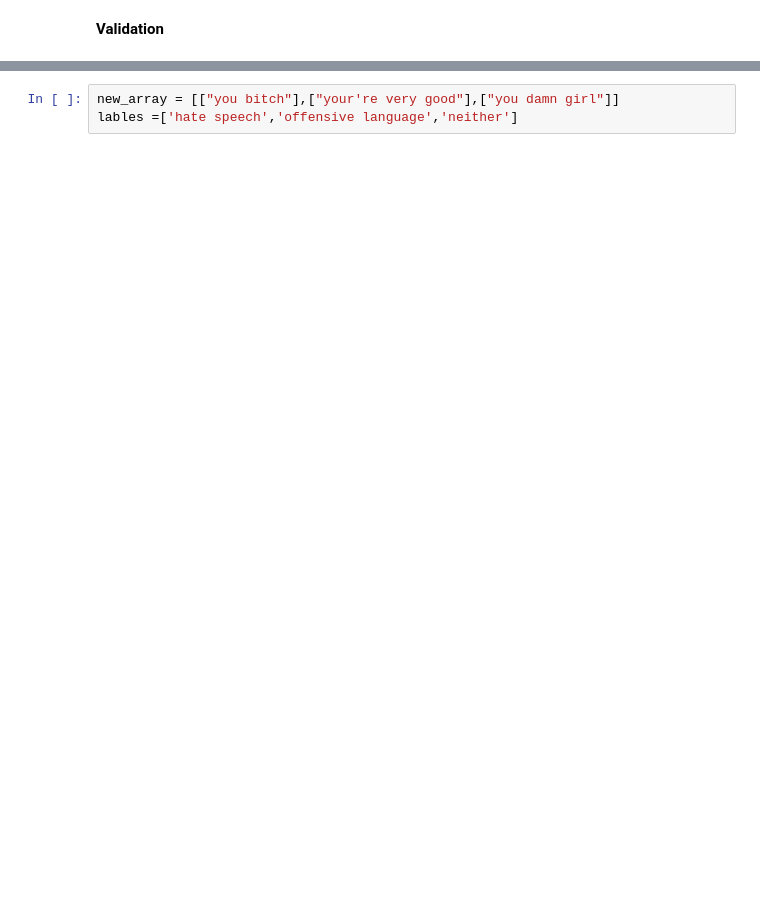
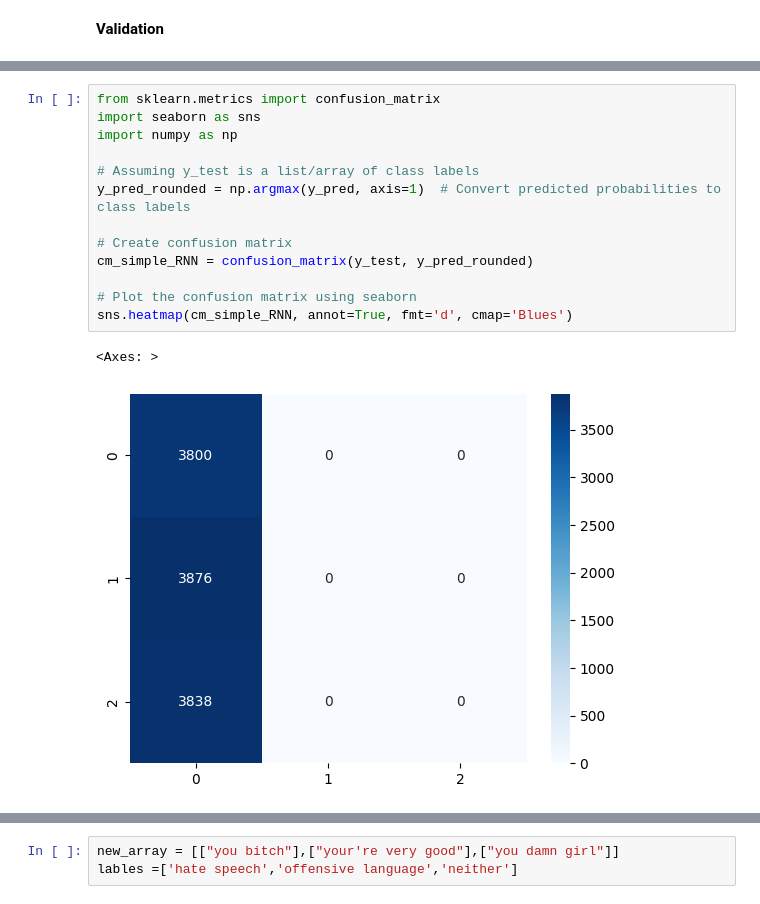
Before and after one commit to kithmiGunawardna/Hate_Speech_detection, a Jupyter notebook: Deep_learning_model_hate_speech_detection_using_pretrained_embadding_(RNN).ipynb, the cells around one changed output, grey strips where cells are left out. Cells and saved outputs as stored; diff of their text form; blank space fills up the shorter version.

```diff
--- a/Deep_learning_model_hate_speech_detection_using_pretrained_embadding_(RNN).ipynb
+++ b/Deep_learning_model_hate_speech_detection_using_pretrained_embadding_(RNN).ipynb
@@ -548,0 +599,16 @@ ValueError: `axis` must be fewer than the number of dimensions (1)
+# %%
+from sklearn.metrics import confusion_matrix
+import seaborn as sns
+import numpy as np
+
+# Assuming y_test is a list/array of class labels
+y_pred_rounded = np.argmax(y_pred, axis=1)  # Convert predicted probabilities to class labels
+
+# Create confusion matrix
+cm_simple_RNN = confusion_matrix(y_test, y_pred_rounded)
+
+# Plot the confusion matrix using seaborn
+sns.heatmap(cm_simple_RNN, annot=True, fmt='d', cmap='Blues')
+# %% [output]
+<Axes: >
+[figure, added]
```
Also changed, not shown: parts of 17 cells of this notebook.
